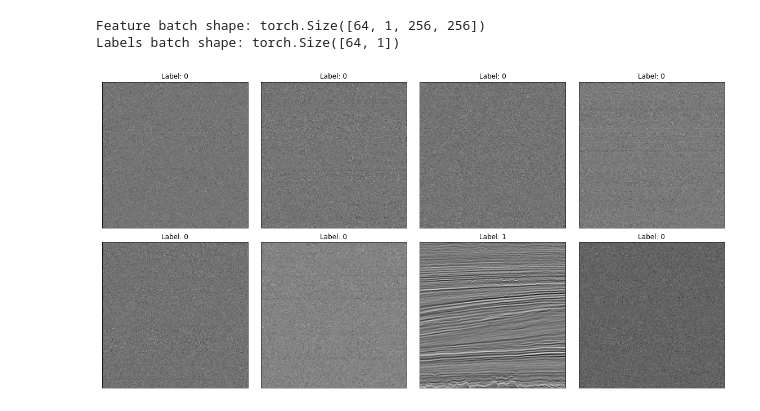
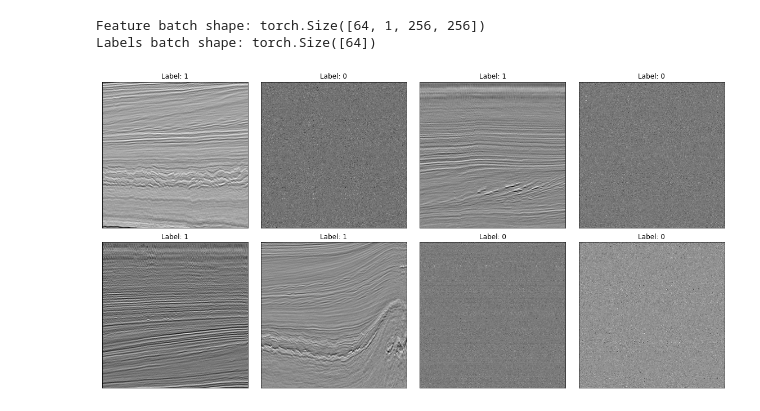
Before and after one commit to cenong/mask_autoencoder, a Jupyter notebook: MaskViT.ipynb, the cells around one changed output. Drawn from its saved outputs; the diff is of its cells as text; code cells hidden in the pictures.

```diff
--- a/MaskViT.ipynb
+++ b/MaskViT.ipynb
@@ -14,25 +16,25 @@ test_dataloader = DataLoader(test_data, batch_size=64, shuffle=True)
 # %%
 # Display image and label.
 train_features, train_labels = next(iter(train_dataloader))
 print(f"Feature batch shape: {train_features.size()}")
 print(f"Labels batch shape: {train_labels.size()}")
 
 fig, ax = plt.subplots(2,4,figsize=(20,10), sharex=True, sharey=True)
 for xx in range(8):
     img = train_features[xx][0].squeeze()
-    label = train_labels[xx][0]
+    label = train_labels[xx]
     ii = xx//4
     jj = xx%4
     ax[ii,jj].imshow(img, cmap="gray")
     ax[ii,jj].set_title(f"Label: {label}")
 ax[0,0].set_xticks([])
 ax[0,0].set_yticks([])
 plt.subplots_adjust(hspace=0.1, wspace=0.05)
 # plt.savefig('TrainData.png', dpi=150)
 # %% [output]
 Feature batch shape: torch.Size([64, 1, 256, 256])
-Labels batch shape: torch.Size([64, 1])
+Labels batch shape: torch.Size([64])
-[figure, old version]
+[figure, new version]
 # %%
 v = ViT(
     image_size = 256,
```
Also changed, not shown: parts of 7 cells of this notebook, 1 other file.
